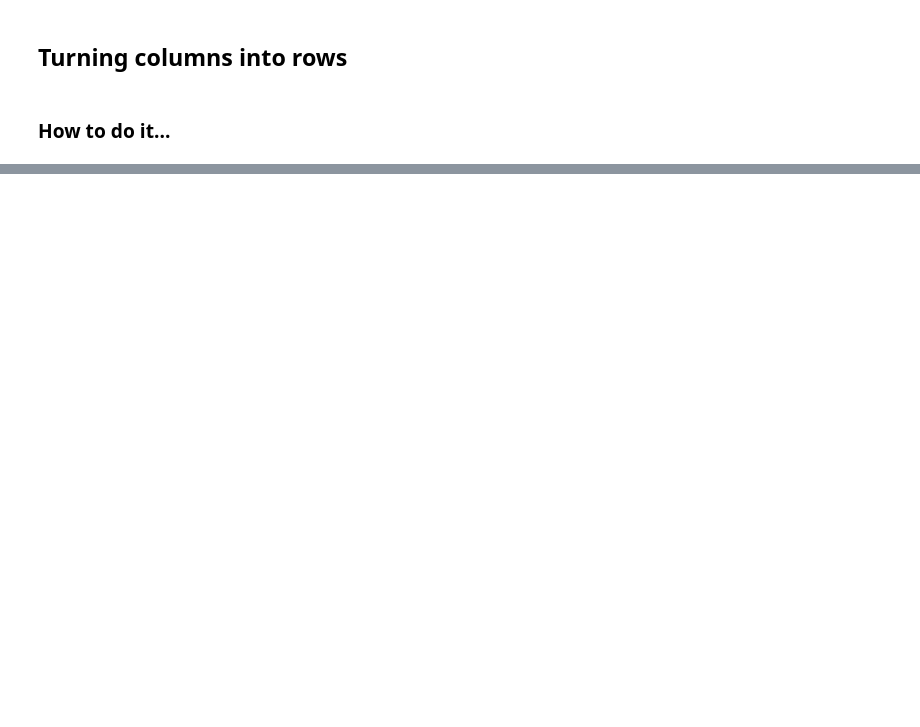
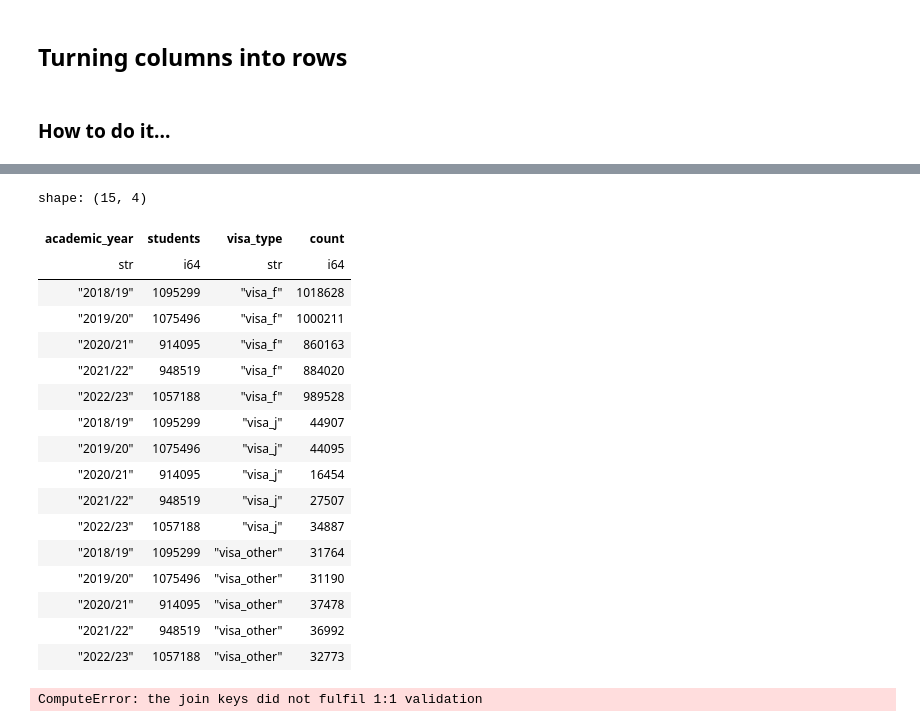
Before and after one commit to PacktPublishing/Polars-Cookbook, a Jupyter notebook: Chapter08/ch08.ipynb, the cells around one changed output, grey strips where cells are left out. Cells and saved outputs as stored; diff of their text form; code cells hidden in the pictures; blank space fills up the shorter version.

```diff
--- a/Chapter08/ch08.ipynb
+++ b/Chapter08/ch08.ipynb
@@ -114,0 +230,8 @@ shape: (5, 3)
+# %%
+status_df = (
+    pl.read_csv('../data/status.csv')
+    .with_columns(
+        cs.float().cast(pl.Int64)
+    )
+)
+status_df
@@ -114,0 +290,11 @@ shape: (5, 3)
+# %%
+status_long_df = (
+    status_df
+    .melt(
+        id_vars='year',
+        value_vars=cs.contains('visa'),
+        variable_name='visa_type',
+        value_name='count'
+    )
+)
+status_long_df.head()
@@ -114,0 +310,55 @@ shape: (5, 3)
+# %%
+(
+    academic_df
+    .join(
+        status_long_df,
+        left_on='academic_year',
+        right_on='year',
+        how='inner',
+        validate='1:m'
+    )
+    .select(
+        'academic_year',
+        'students',
+        'visa_type',
+        'count'
+    )
+)
+# %% [output]
+shape: (15, 4)
+| academic_year | students | visa_type | count |
+| str | i64 | str | i64 |
+| "2018/19" | 1095299 | "visa_f" | 1018628 |
+| "2019/20" | 1075496 | "visa_f" | 1000211 |
+| "2020/21" | 914095 | "visa_f" | 860163 |
+| "2021/22" | 948519 | "visa_f" | 884020 |
+| "2022/23" | 1057188 | "visa_f" | 989528 |
+| "2018/19" | 1095299 | "visa_j" | 44907 |
+| "2019/20" | 1075496 | "visa_j" | 44095 |
+| "2020/21" | 914095 | "visa_j" | 16454 |
+| "2021/22" | 948519 | "visa_j" | 27507 |
+| "2022/23" | 1057188 | "visa_j" | 34887 |
+| "2018/19" | 1095299 | "visa_other" | 31764 |
+| "2019/20" | 1075496 | "visa_other" | 31190 |
+| "2020/21" | 914095 | "visa_other" | 37478 |
+| "2021/22" | 948519 | "visa_other" | 36992 |
+| "2022/23" | 1057188 | "visa_other" | 32773 |
+# %%
+(
+    academic_df
+    .join(
+        status_long_df,
+        left_on='academic_year',
+        right_on='year',
+        how='inner',
+        validate='1:1'
+    )
+    .select(
+        'academic_year',
+        'students',
+        'visa_type',
+        'count'
+    )
+)
+# %% [output]
+ComputeError: the join keys did not fulfil 1:1 validation
```
Also changed, not shown: parts of 33 cells of this notebook.
